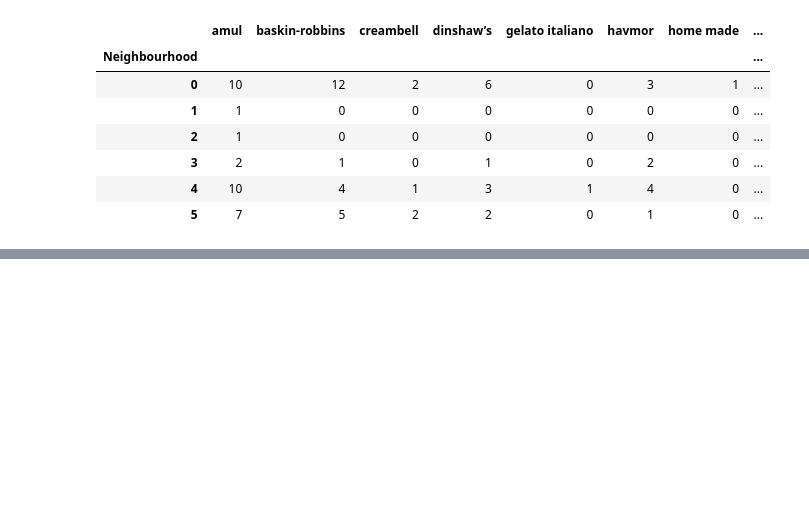
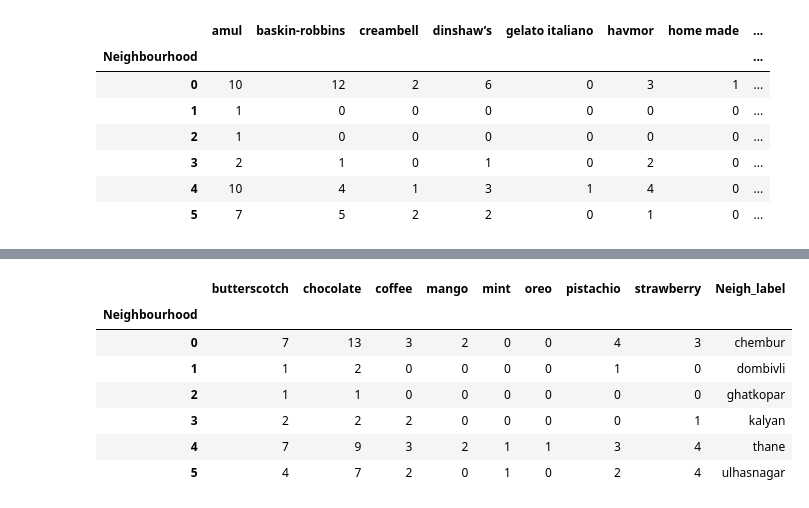
Before and after one commit to PSIB0T/Ice-cream-mining, a Jupyter notebook: Ice_cream_final.ipynb, the cells around one changed output, grey strips where cells are left out. Drawn from its saved outputs; the diff is of its cells as text; code cells hidden in the pictures; blank space fills up the shorter version.

```diff
--- a/Ice_cream_final.ipynb
+++ b/Ice_cream_final.ipynb
@@ -251 +257,17 @@ plt.show()
+# %%
+flavors = ['butterscotch', 'chocolate', 'coffee', 'mango', 'mint',
+       'oreo', 'pistachio', 'strawberry']
+# %%
+df_temp2 = df.groupby(['Neighbourhood'])[flavors].sum()
+df_temp2['Neigh_label'] = xTicks
+df_temp2
+# %% [output]
+|  | butterscotch | chocolate | coffee | mango | mint | oreo | pistachio | strawberry | Neigh_label |
+| Neighbourhood |  |  |  |  |  |  |  |  |  |
+| 0 | 7 | 13 | 3 | 2 | 0 | 0 | 4 | 3 | chembur |
+| 1 | 1 | 2 | 0 | 0 | 0 | 0 | 1 | 0 | dombivli |
+| 2 | 1 | 1 | 0 | 0 | 0 | 0 | 0 | 0 | ghatkopar |
+| 3 | 2 | 2 | 2 | 0 | 0 | 0 | 0 | 1 | kalyan |
+| 4 | 7 | 9 | 3 | 2 | 1 | 1 | 3 | 4 | thane |
+| 5 | 4 | 7 | 2 | 0 | 1 | 0 | 2 | 4 | ulhasnagar |
 # %%
```
Also changed, not shown: parts of 6 cells of this notebook.
